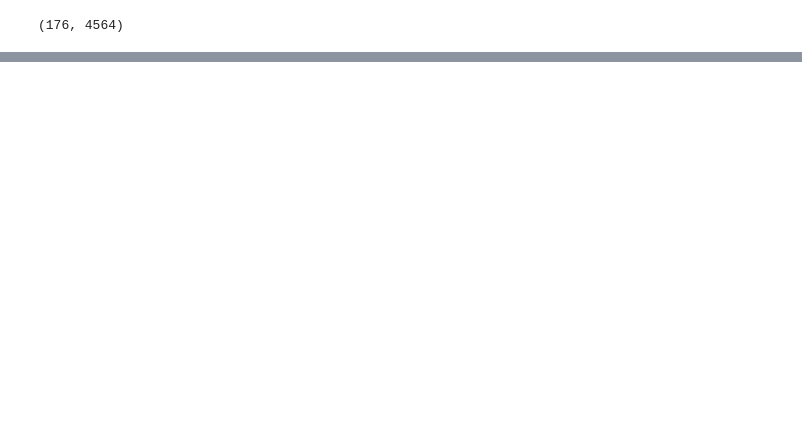
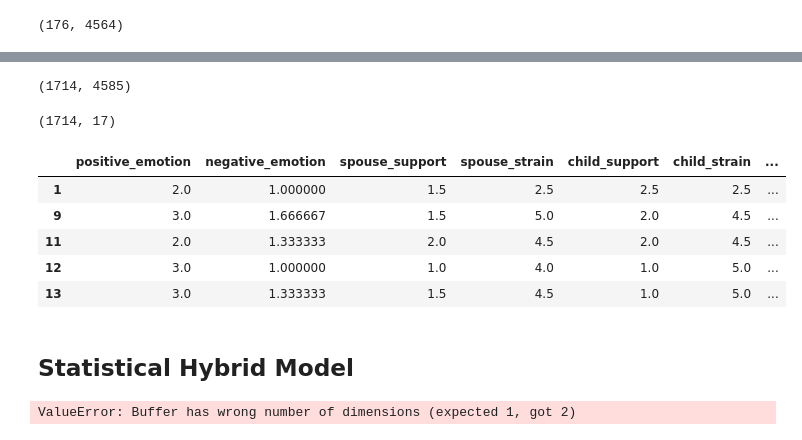
Before and after one commit to DataResponsibly/SynRD, a Jupyter notebook: papers/pierce2019who/preprocess.ipynb, the cells around one changed output, grey strips where cells are left out. Saved outputs shown, nothing was run; the diff lists cells and outputs as text; code cells hidden in the pictures; blank space fills up the shorter version.

Commit message:
Implementing Pierce2019 stats model

```diff
--- a/papers/pierce2019who/preprocess.ipynb
+++ b/papers/pierce2019who/preprocess.ipynb
@@ -78,7 +29,7 @@ Name: V138, dtype: int64
 # %%
 # Married, have friends
 
-sample = data[(data['V401'] == 1) & (data['V221'] != 6) & (data['V221'] != -96)]
+sample = raw[(raw['V401'] == 1) & (raw['V221'] != 6) & (raw['V221'] != -96)]
 # %%
 no_child = sample[(sample['V138'] == 1) & (sample['V201'] == 5)]
 print(no_child.shape)
@@ -102,0 +180,72 @@ Name: V222, dtype: int64
+# %%
+children_set = [10, 11, 12, 13, 14]
+family_member = ['V105', 'V108', 'V111', 'V114', 'V117', 'V120',
+                 'V123', 'V126', 'V129', 'V132', 'V135']
+
+def count_children(row):
+    child = 0
+    for col in family_member:
+        if row[col] in children_set:
+            child += 1
+    return child
+# %%
+check_box = {1: 1, 5: 0}
+
+df.replace({'V546': missing_val, 'V104': missing_val, 'V1730': missing_val,
+            'V1105': check_box, 'V1646': missing_val, 'V202': missing_val,
+            }, inplace=True)
+
+df['confidants'] = df['V546']
+df['age'] = df['V104']
+df['age_group'] = df.apply(lambda row: age_categorize(row), axis=1)
+df['income'] = df['V1730']
+df['sex'] = df['V103']
+df['education'] = df['V1646']
+df['education_group'] = df.apply(lambda row: education_categorize(row), axis=1)
+df['retired'] = df['V1105']
+df['child_hh'] = df.apply(lambda row: count_children(row), axis=1)
+df['child_elsewhere'] = df['V202']
+df['num_child'] = df['child_hh'] + df['child_elsewhere']
+# %%
+no_child = df[df['num_child'] == 0]
+df = pd.concat([df, no_child, no_child]).drop_duplicates(keep=False)
+print(df.shape)
+# %% [output]
+(1714, 4585)
+# %%
+data = df[['positive_emotion', 'negative_emotion', 'spouse_support', 'spouse_strain',
+           'child_support', 'child_strain', 'friend_support', 'friend_strain',
+           'confidants', 'age', 'age_group', 'income', 'sex', 'education', 'education_group',
+           'retired', 'num_child']].copy()
+
+print(data.shape)
+data.head()
+# %% [output]
+(1714, 17)
+|  | positive_emotion | negative_emotion | spouse_support | spouse_strain | child_support | child_strain | ... |
+| 1 | 2.0 | 1.000000 | 1.5 | 2.5 | 2.5 | 2.5 | ... |
+| 9 | 3.0 | 1.666667 | 1.5 | 5.0 | 2.0 | 4.5 | ... |
+| 11 | 2.0 | 1.333333 | 2.0 | 4.5 | 2.0 | 4.5 | ... |
+| 12 | 3.0 | 1.000000 | 1.0 | 4.0 | 1.0 | 5.0 | ... |
+| 13 | 3.0 | 1.333333 | 1.5 | 4.5 | 1.0 | 5.0 | ... |
+# %% [markdown]
+## Statistical Hybrid Model
+# %%
+from statsmodels.regression.mixed_linear_model import MixedLM
+
+
+vc = {'confidants': 'C(confidants)', 'age': 'C(age)', 'education_group': 'C(education_group)',
+      'income': 'C(income)', 'sex': 'C(sex)', 'retired': 'C(retired)', 'num_child': 'C(num_child)'}
+
+model1 = MixedLM.from_formula(
+    'positive_emotion ~ spouse_support + spouse_strain + child_support + child_strain + friend_support + friend_strain',
+    vc_formula = vc, data=data, groups=data)
+
+result1 = model1.fit()
+result1.summary()
+
+
+
+# model2 = smf.mixedlm("negative_emotion ~ ", data, groups=data, re_formula="~Time")
+# %% [output]
+ValueError: Buffer has wrong number of dimensions (expected 1, got 2)
```
Also changed, not shown: parts of 19 cells of this notebook, 1 other file.
